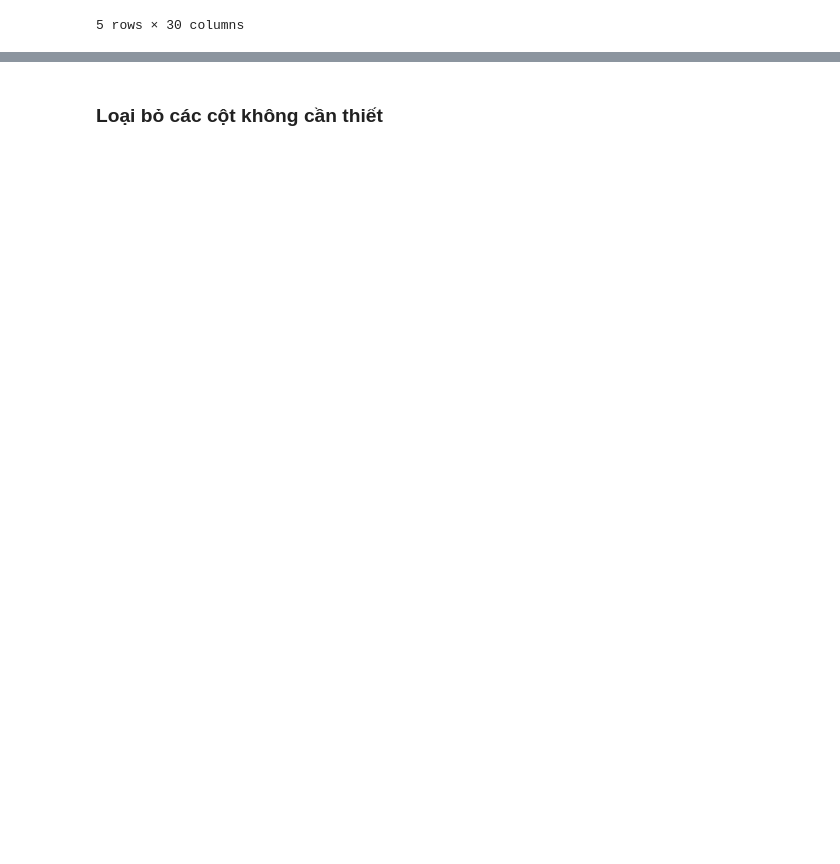
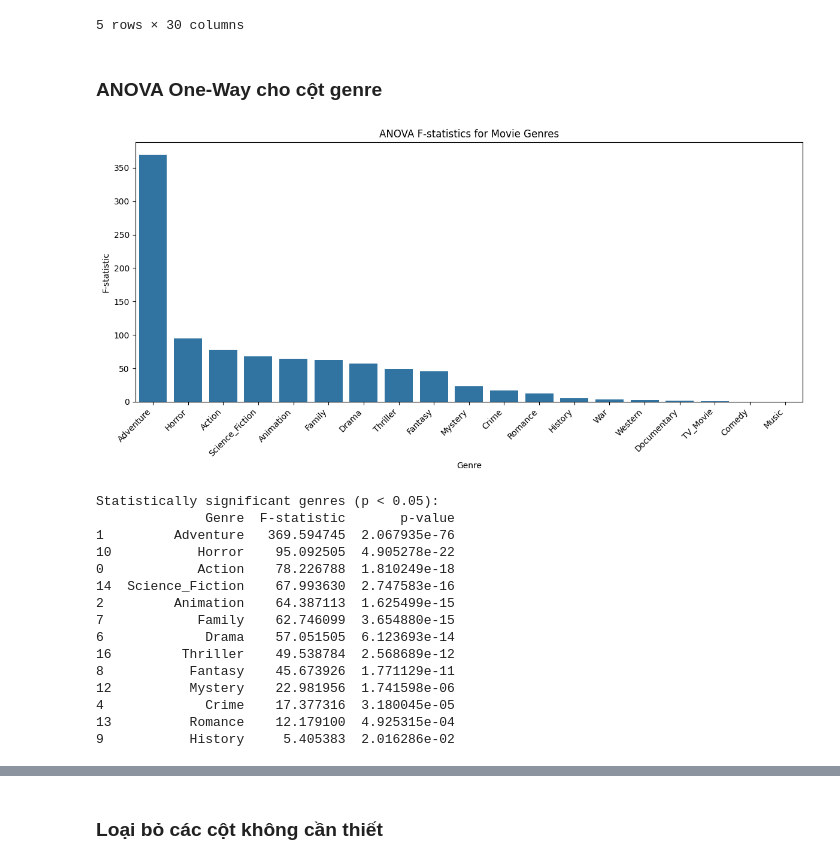
Before and after one commit to minhnhat-nguyen/HCMUS-Movie-Analytics, a Jupyter notebook: notebook/Worldwide_revenue_model.ipynb, the cells around one changed output, grey strips where cells are left out. Saved outputs shown, nothing was run; the diff lists cells and outputs as text; code cells hidden in the pictures; blank space fills up the shorter version.

```diff
--- a/notebook/Worldwide_revenue_model.ipynb
+++ b/notebook/Worldwide_revenue_model.ipynb
@@ -29,3 +30,51 @@ raw_data.head()
 | 3 | 1080.128 | Red One | 6.700 | 125 | 250000000 | tt14948432 | 124 | 0 | ... |
 | 4 | 1011.771 | Alien: Romulus | 7.254 | 2319 | 80000000 | tt18412256 | 119 | 0 | ... |
 5 rows × 30 columns
+# %% [markdown]
+### ANOVA One-Way cho cột genre
+# %%
+genre_columns = [col for col in raw_data.columns if col.startswith('genre_')]
+
+anova_results = []
+
+for genre in genre_columns:
+    genre_group = raw_data[raw_data[genre] == 1]['worldwide']
+    non_genre_group = raw_data[raw_data[genre] == 0]['worldwide']
+
+    f_stat, p_val = stats.f_oneway(genre_group, non_genre_group)
+
+    anova_results.append({
+        'Genre': genre.replace('genre_', ''),
+        'F-statistic': f_stat,
+        'p-value': p_val
+    })
+
+results_df = pd.DataFrame(anova_results)
+results_df = results_df.sort_values('F-statistic', ascending=False)
+
+plt.figure(figsize=(12, 6))
+sns.barplot(data=results_df, x='Genre', y='F-statistic')
+plt.xticks(rotation=45, ha='right')
+plt.title('ANOVA F-statistics for Movie Genres')
+plt.tight_layout()
+plt.show()
+
+print("\nStatistically significant genres (p < 0.05):")
+print(results_df[results_df['p-value'] < 0.05])
+# %% [output]
+[figure, added]
+Statistically significant genres (p < 0.05):
+              Genre  F-statistic       p-value
+1         Adventure   369.594745  2.067935e-76
+10           Horror    95.092505  4.905278e-22
+0            Action    78.226788  1.810249e-18
+14  Science_Fiction    67.993630  2.747583e-16
+2         Animation    64.387113  1.625499e-15
+7            Family    62.746099  3.654880e-15
+6             Drama    57.051505  6.123693e-14
+16         Thriller    49.538784  2.568689e-12
+8           Fantasy    45.673926  1.771129e-11
+12          Mystery    22.981956  1.741598e-06
+4             Crime    17.377316  3.180045e-05
+13          Romance    12.179100  4.925315e-04
+9           History     5.405383  2.016286e-02
```
Also changed, not shown: parts of 3 cells of this notebook.
